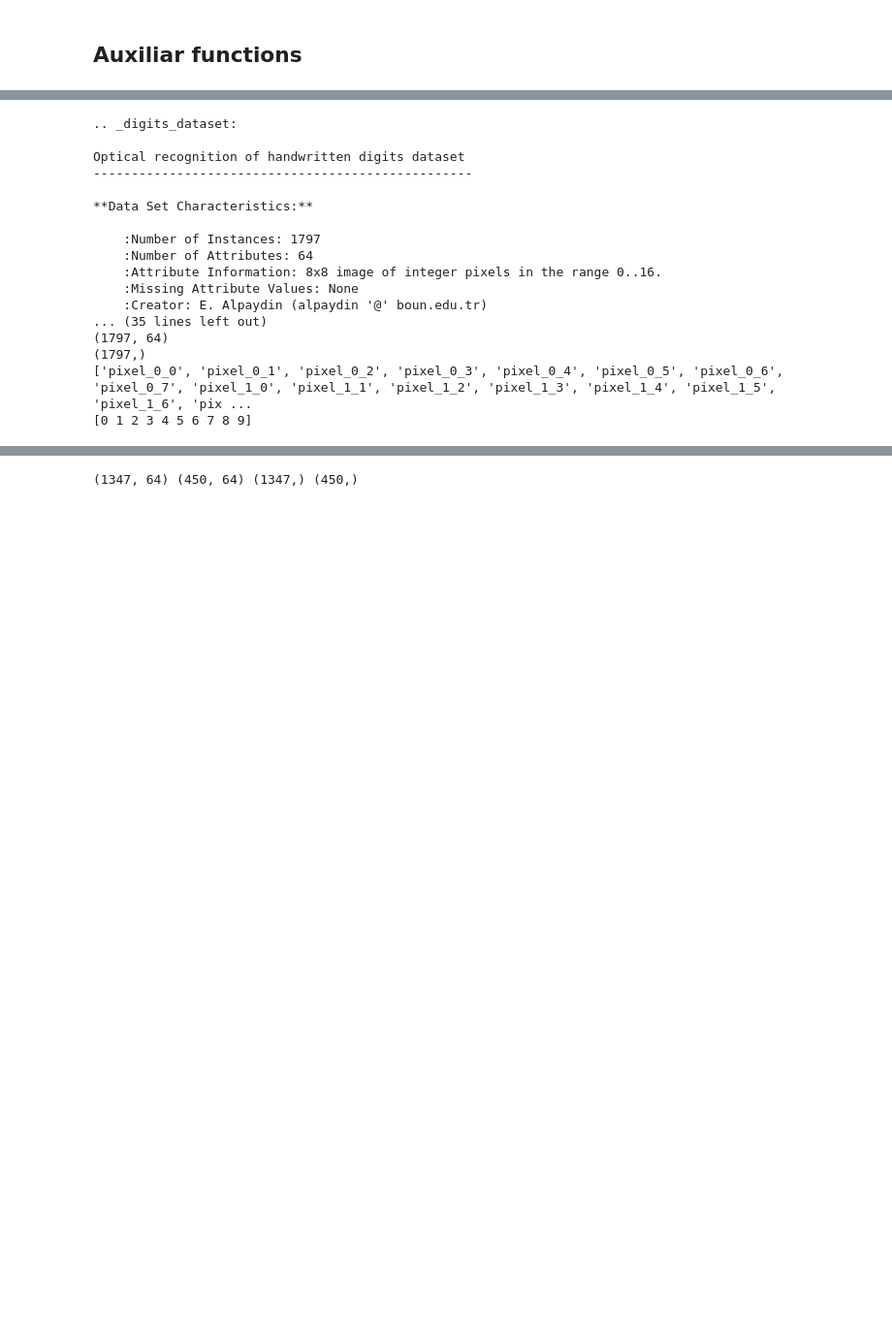
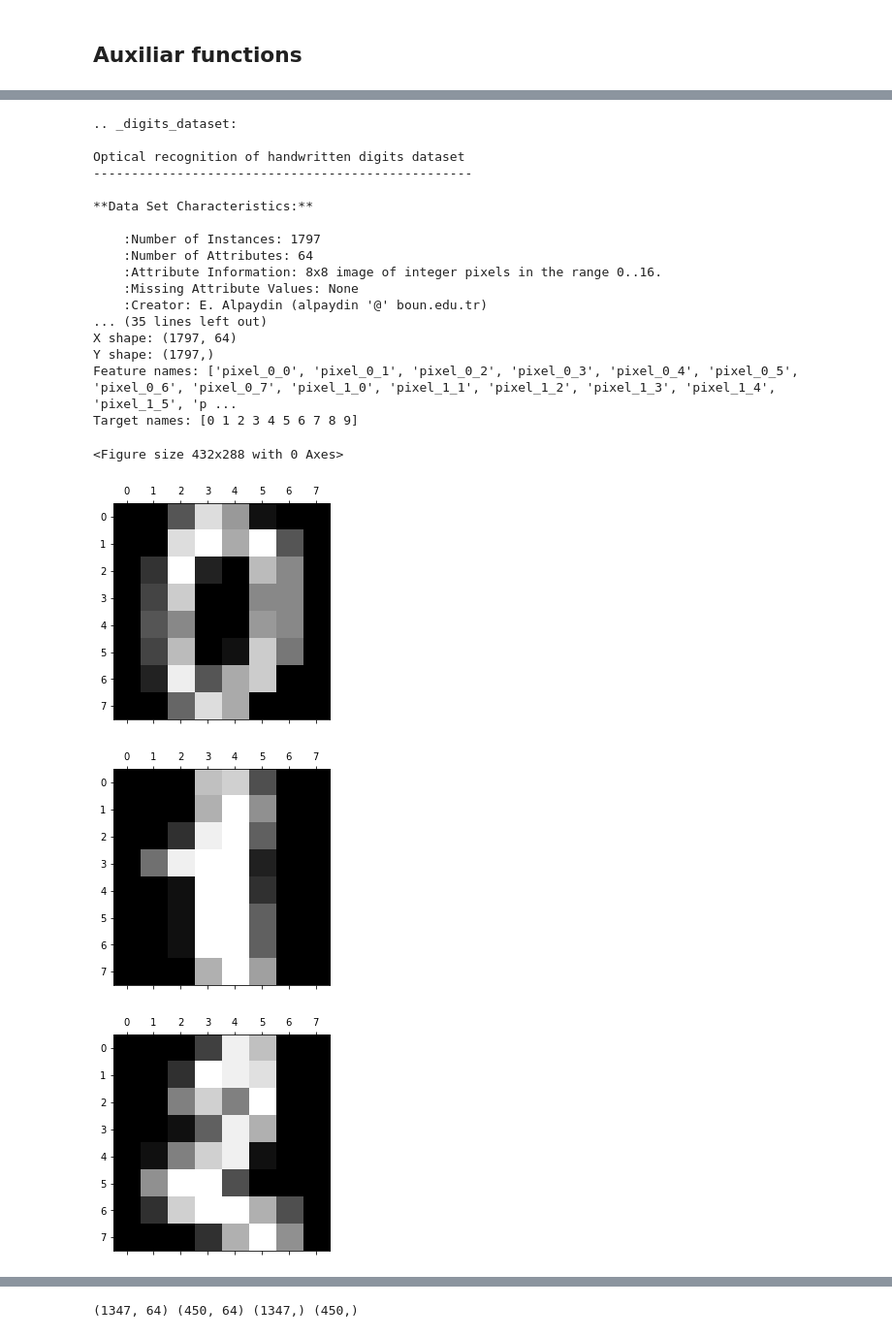
Before and after one commit to javierbmm/handwritting_classification, a Jupyter notebook: handwritting_classification.ipynb, the cells around one changed output, grey strips where cells are left out. Shown at 97% size. Drawn from its saved outputs; the diff is of its cells as text; code cells hidden in the pictures; blank space fills up the shorter version.

```diff
--- a/handwritting_classification.ipynb
+++ b/handwritting_classification.ipynb
@@ -27,6 +31,10 @@ import matplotlib.pyplot as plt
 # %%
 # - Functions
 def load_data():
+	'''
+	Load the handwritting digits data and divide it into X (data) and Y (target)
+	'''
+
 	_digits = sklearn.datasets.load_digits()
 	_X = _digits.data
 	_Y = _digits.target
@@ -34,29 +42,35 @@ def load_data():
 
 
 def describe_data(images=False):
+	'''
+	Prints the digits description along with X and Y shapes, feature and target
+	names. If images=True, it will also display the first 10 images.
+	'''
 	print(digits.DESCR)
-	print(X.shape)
-	print(Y.shape)
-	print(digits.feature_names)
-	print(digits.target_names)
+	print('X shape:', X.shape)
+	print('Y shape:', Y.shape)
+	print('Feature names:', digits.feature_names)
+	print('Target names:', digits.target_names)
 	if images:
 		plt.gray()
-		plt.matshow(digits.images[0])
-		plt.show()
+		for i in range(10):
+			plt.matshow(digits.images[i])
+			plt.show()
 
 
 def preprocess_data():
-	# - Data normalization by zero mean and unit variance
+	'''
+	Preprocessing data using normalization to obtain a zero mean and unit variance,
+	and applies scaling on testing data having into account x_train statistics,
+	using a Logistic Regression om it.
+	'''
+	# - Data normalization
 	from sklearn import preprocessing
 	_scaler = preprocessing.StandardScaler()
-	_x_train_scaled = _scaler.fit_transform(x_train)
-
-	# apply scaling on testing data having into account x_train statistics
-	from sklearn.pipeline import make_pipeline
-	from sklearn.linear_model import LogisticRegression
-	_x_test = _scaler.fit_transform(x_test)
-	_model = LogisticRegression()
-	_model.fit(_x_train_scaled, y_train)
-	_x_test_scaled = _model.predict(_x_test)
+	_scaler.fit(x_train)
+  # Scale train data
+	_x_train_scaled = _scaler.transform(x_train)
+	# Scaling on testing data having into account x_train statistics
+	_x_test_scaled = _scaler.transform(x_test)
 
 	return _x_train_scaled, _x_test_scaled
@@ -65,22 +80,26 @@ def preprocess_data():
 # %%
 # - loading data
 digits, X, Y = load_data()
-describe_data(images=False)
+describe_data(images=True)
 # %% [output]
 .. _digits_dataset:
 
 Optical recognition of handwritten digits dataset
 --------------------------------------------------
 
 **Data Set Characteristics:**
 
     :Number of Instances: 1797
     :Number of Attributes: 64
     :Attribute Information: 8x8 image of integer pixels in the range 0..16.
     :Missing Attribute Values: None
     :Creator: E. Alpaydin (alpaydin '@' boun.edu.tr)
 ... (35 lines left out)
-(1797, 64)
-(1797,)
-['pixel_0_0', 'pixel_0_1', 'pixel_0_2', 'pixel_0_3', 'pixel_0_4', 'pixel_0_5', 'pixel_0_6', 'pixel_0_7', 'pixel_1_0', 'pixel_1_1', 'pixel_1_2', 'pixel_1_3', 'pixel_1_4', 'pixel_1_5', 'pixel_1_6', 'pix ...
-[0 1 2 3 4 5 6 7 8 9]
+X shape: (1797, 64)
+Y shape: (1797,)
+Feature names: ['pixel_0_0', 'pixel_0_1', 'pixel_0_2', 'pixel_0_3', 'pixel_0_4', 'pixel_0_5', 'pixel_0_6', 'pixel_0_7', 'pixel_1_0', 'pixel_1_1', 'pixel_1_2', 'pixel_1_3', 'pixel_1_4', 'pixel_1_5', 'p ...
+Target names: [0 1 2 3 4 5 6 7 8 9]
+<Figure size 432x288 with 0 Axes>
+[figure, added]
+[figure, added]
+[figure, added]
```
Also changed, not shown: parts of 41 cells of this notebook.
